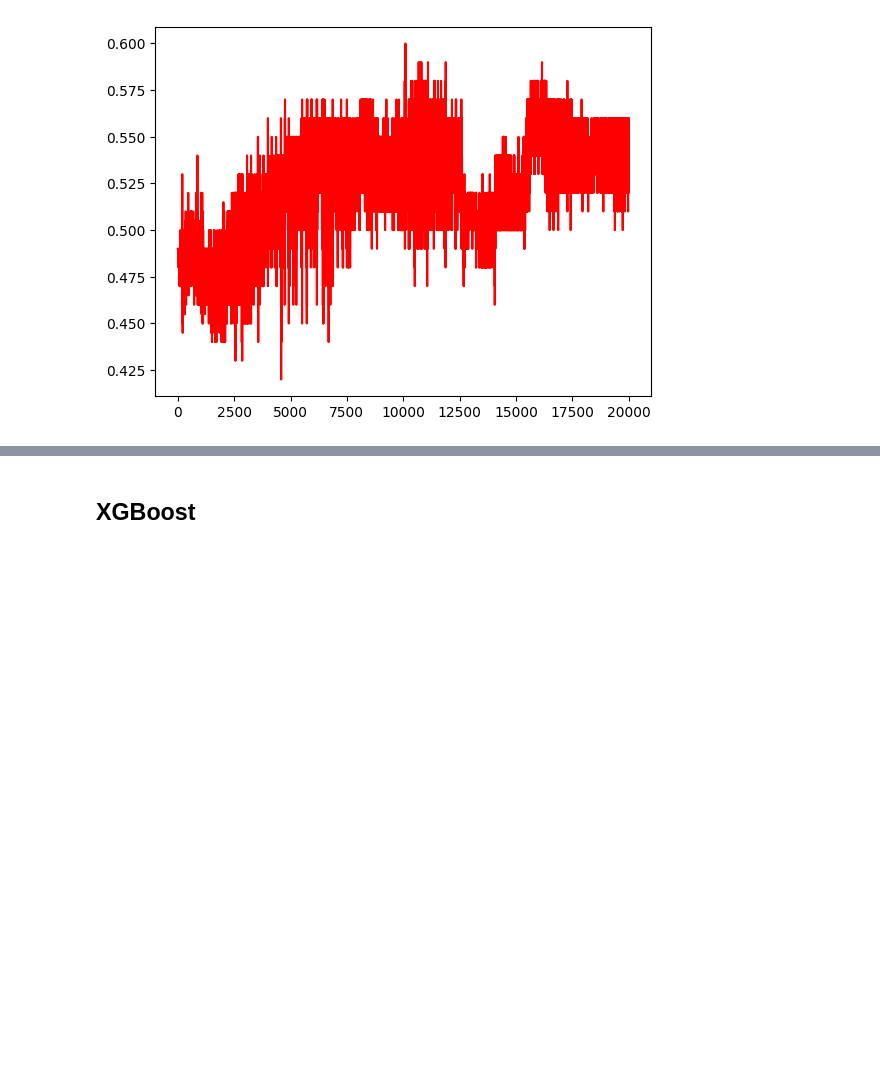
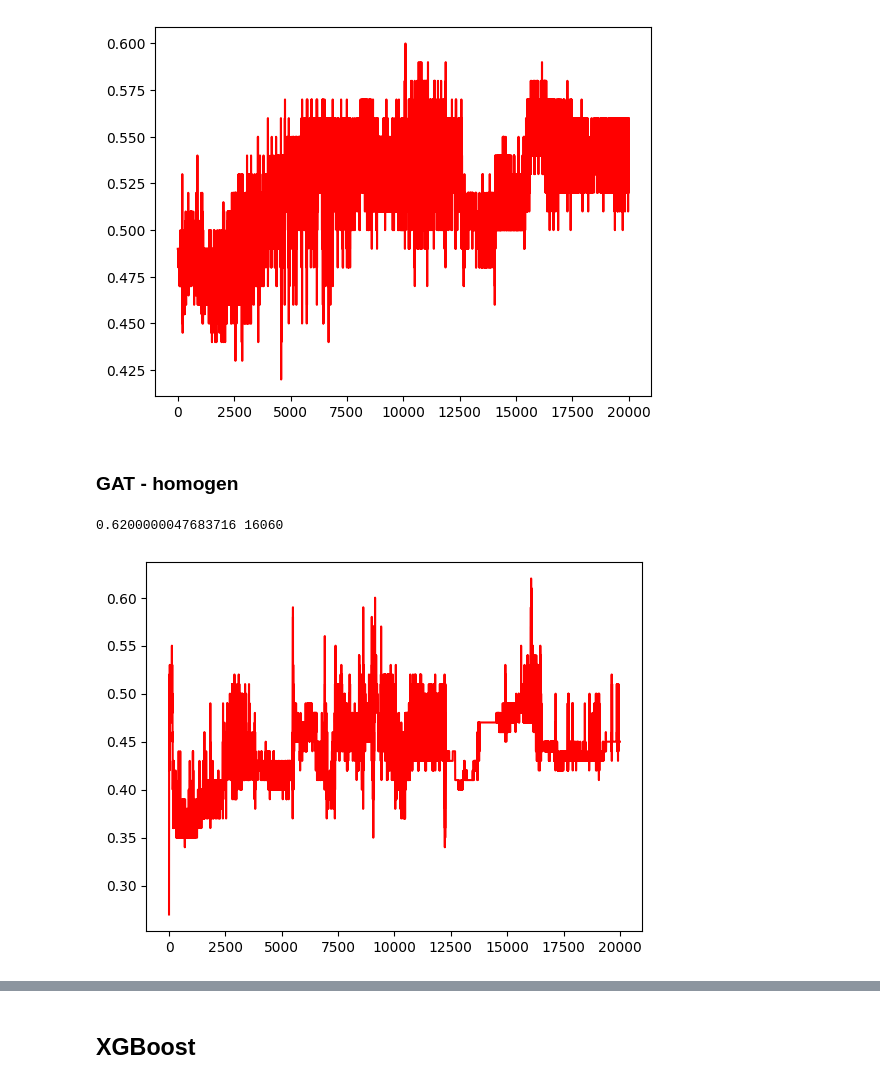
Before and after one commit to JasaZnidar/Predvidenje-zmagovalca-vaterpolo, a Jupyter notebook: Diplomska_naloga.ipynb, the cells around one changed output, grey strips where cells are left out. Saved outputs shown, nothing was run; the diff lists cells and outputs as text; code cells hidden in the pictures; blank space fills up the shorter version.

Commit message:
Added GAT homogen

```diff
--- a/Diplomska_naloga.ipynb
+++ b/Diplomska_naloga.ipynb
@@ -1221,3 +1263,41 @@ plt.show()
 # %% [output]
 0.5999999642372131 10099
 [figure]
+# %% [markdown]
+### GAT - homogen
+# %%
+# @title GAT homo - with ties
+set_seed(seed)
+gat_homo = GAT_Homo([num_playerInMatch_features, num_playerInMatch_features*2, num_playerInMatch_features*2, num_playerInMatch_features], device = device, dropout = 0.0)
+gat_homo_optimizer = torch.optim.Adam(gat_homo.parameters(), lr=0.01)
+gat_homo_crit = torch.nn.CrossEntropyLoss()
+epochs = 20_000
+train_gat_homo_params = {
+    'x': train_homo_x,
+    'edge_index': train_homo_edge_index,
+    'edge_attr': train_homo_edge_attr
+}
+train_gat_homo_ground = torch.tensor([classify for classify in train_match_class]).to(device)
+test_gat_homo_params = {
+    'x': test_homo_x,
+    'edge_index': test_homo_edge_index,
+    'edge_attr': None
+}
+test_gat_homo_ground = torch.tensor([classify for classify in test_match_class]).to(device)
+
+test_gat_homo_acc = []
+
+for _ in range(epochs):
+  train(gat_homo, gat_homo_optimizer, gat_homo_crit, train_gat_homo_params, train_gat_homo_ground)
+  test_gat_homo_acc.append(eval(gat_homo, test_gat_homo_params, test_gat_homo_ground))
+
+print(max(test_gat_homo_acc), test_gat_homo_acc.index(max(test_gat_homo_acc)))
+warnings.filterwarnings("ignore", category=UserWarning, message="No artists with labels found to put in legend")
+
+fig, ax1 = plt.subplots()
+
+ax1.plot(range(epochs), test_gat_homo_acc, label='Ties', color='red')
+plt.show()
+# %% [output]
+0.6200000047683716 16060
+[figure, added]
```
Also changed, not shown: parts of 7 cells of this notebook.
